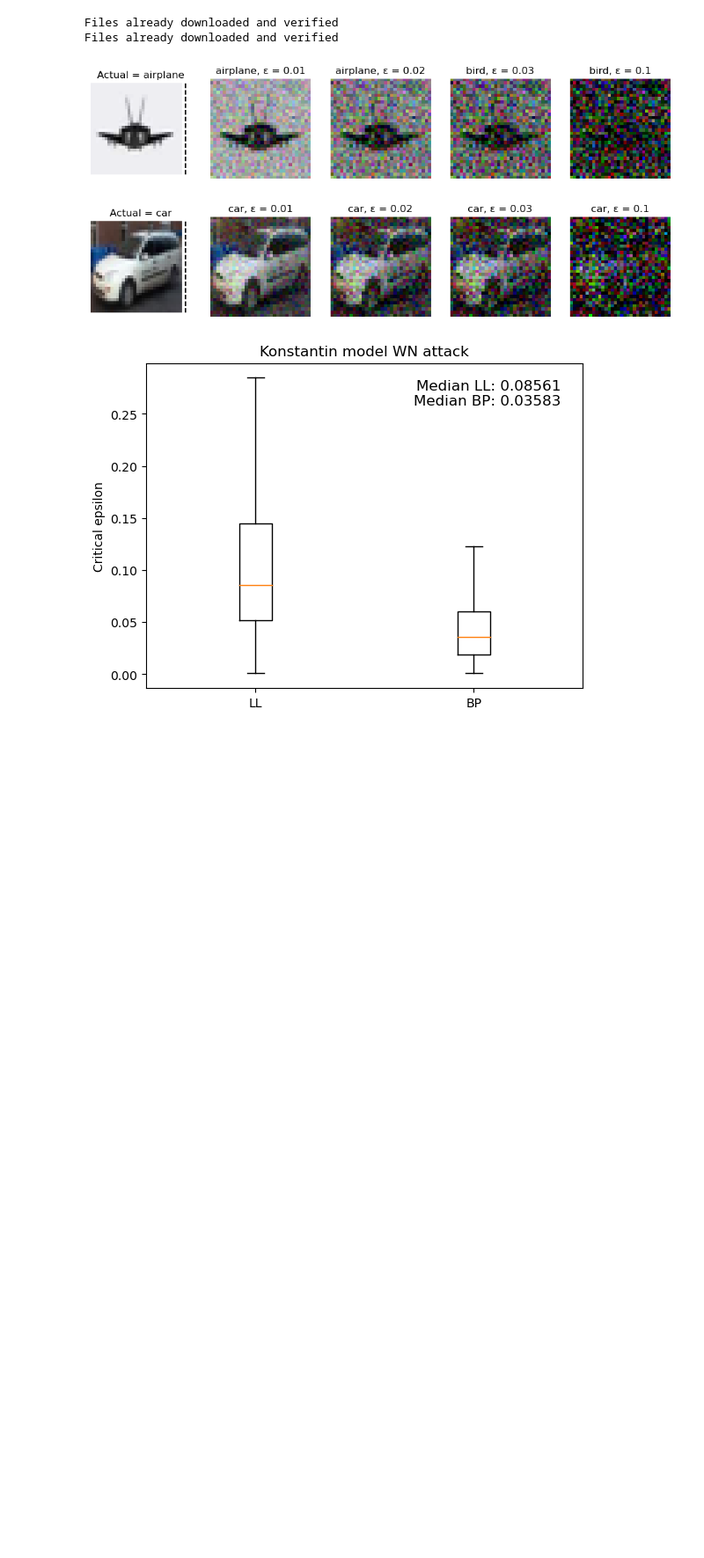
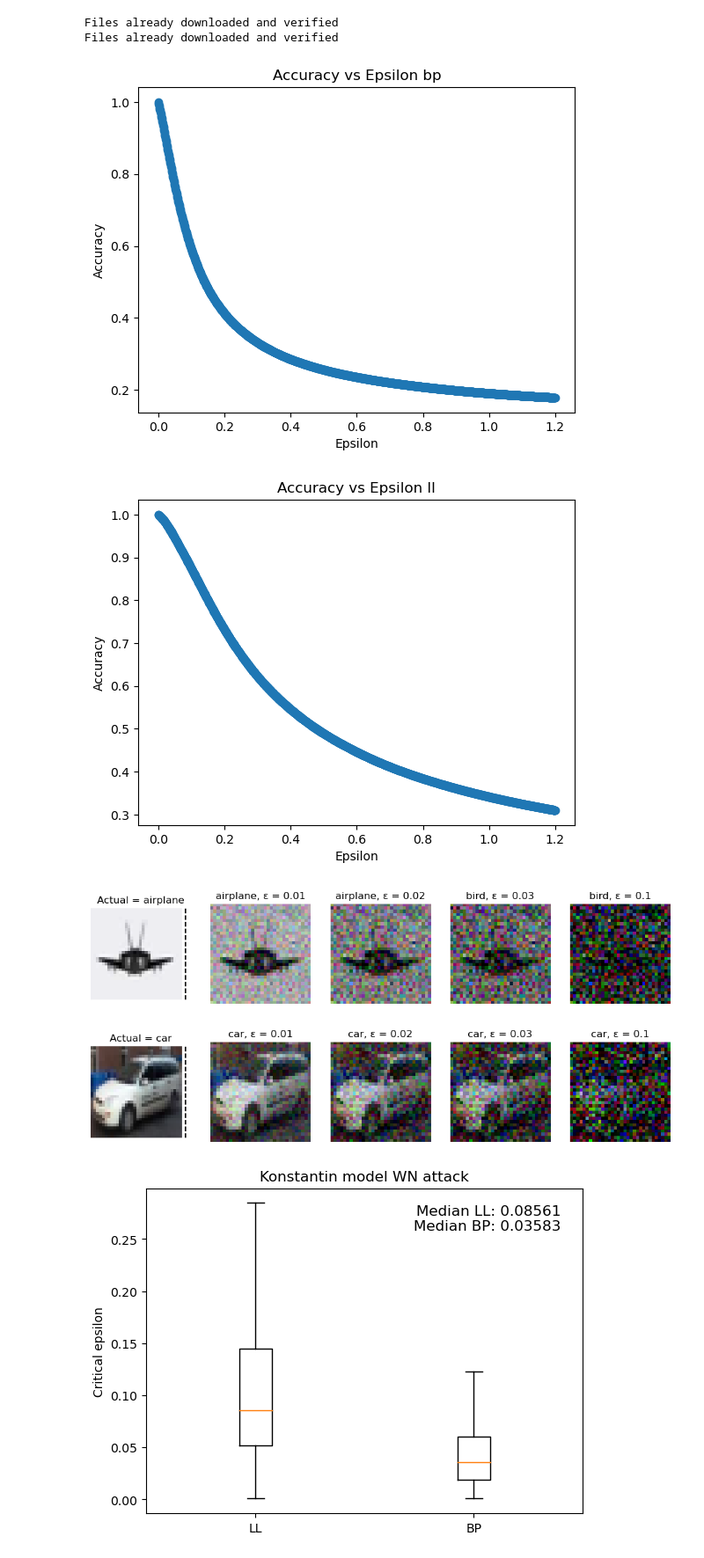
Before and after one commit to holzhauk/LocalLearning, a Jupyter notebook: notebooks/Attacks and boxplots .ipynb, the cells around one changed output. Shown: that part at 88% size. Cells and saved outputs as stored; diff of their text form; code cells hidden in the pictures; blank space fills up the shorter version.

Commit message:
First try at accuracy vs epsilon, may ruin it now

```diff
--- a/notebooks/Attacks and boxplots .ipynb
+++ b/notebooks/Attacks and boxplots .ipynb
@@ -149,6 +149,7 @@ def crit_eps(criterium, model, attack, print_accuracy=False):
     noise = torch.randn(features.shape).to(device)
 
     images = []
+    accuracy_dict = {}
 
     with tqdm(total=len(eps_list)) as pbar:
         for i, eps in enumerate(eps_list):
@@ -180,7 +181,9 @@ def crit_eps(criterium, model, attack, print_accuracy=False):
                 freq_correct += (torch.abs(preds_perturbed - labels) == 0).sum()
                 total += len(labels)
 
-                correct.append((freq_correct/total).item())
+                accuracy = (freq_correct/total).item()
+                correct.append(accuracy)
+                accuracy_dict[eps] = accuracy
 
                 mask = (alike == False) & (crit_eps_per_image.isnan())
 
@@ -213,7 +216,7 @@ def crit_eps(criterium, model, attack, print_accuracy=False):
     crit_dist_per_image = np.array(crit_dist_per_image.cpu())
     correct = np.array(correct)
 
-    return crit_eps_per_image, crit_dist_per_image, correct, images
+    return crit_eps_per_image, crit_dist_per_image, correct, images, accuracy_dict
 # %%
 def boxplot(ll_crit_eps, bp_crit_eps, attack, typ):
 
@@ -246,6 +249,19 @@ def plot_accuracy(ll, bp):
     plt.xlabel("Iterations")
     plt.legend()
     plt.show()
+# %%
+def plot_accuracy_vs_epsilon(accuracy_dict, modeltype):
+    epsilons = sorted(accuracy_dict.keys())
+    accuracies = [accuracy_dict[eps] for eps in epsilons]
+    title="Accuracy vs Epsilon " + modeltype
+
+
+    plt.figure()
+    plt.plot(epsilons, accuracies, marker='o')
+    plt.xlabel('Epsilon')
+    plt.ylabel('Accuracy')
+    plt.title(title)
+    plt.show()
 # %%
 idx = 42
 
@@ -296,8 +312,14 @@ ll_modelK = load_Konstantin_model("ll_KHModel_kh_layer_cifar10.pty","ll")
 pa = False # print accuracy
 si = True # show images
 # %%
-criteps_bp_wn, critdist_bp_wn, correct_bp_wn, images_bp_wn = crit_eps("correct", bp_modelK, "WN", print_accuracy=pa)
-criteps_ll_wn, critdist_ll_wn, correct_ll_wn, images_ll_wn = crit_eps("correct", ll_modelK, "WN", print_accuracy=pa)
+criteps_bp_wn, critdist_bp_wn, correct_bp_wn, images_bp_wn, accuracy_dict_bp_wn = crit_eps("correct", bp_modelK, "WN", print_accuracy=pa)
+criteps_ll_wn, critdist_ll_wn, correct_ll_wn, images_ll_wn, accuracy_dict_ll_wn = crit_eps("correct", ll_modelK, "WN", print_accuracy=pa)
+# %%
+plot_accuracy_vs_epsilon(accuracy_dict_bp_wn, "bp")
+plot_accuracy_vs_epsilon(accuracy_dict_ll_wn, "ll")
+# %% [output]
+[figure, added]
+[figure, added]
 # %%
 plot_images(images_bp_wn)
 plot_images(images_ll_wn)
```
Also changed, not shown: parts of 4 cells of this notebook.
